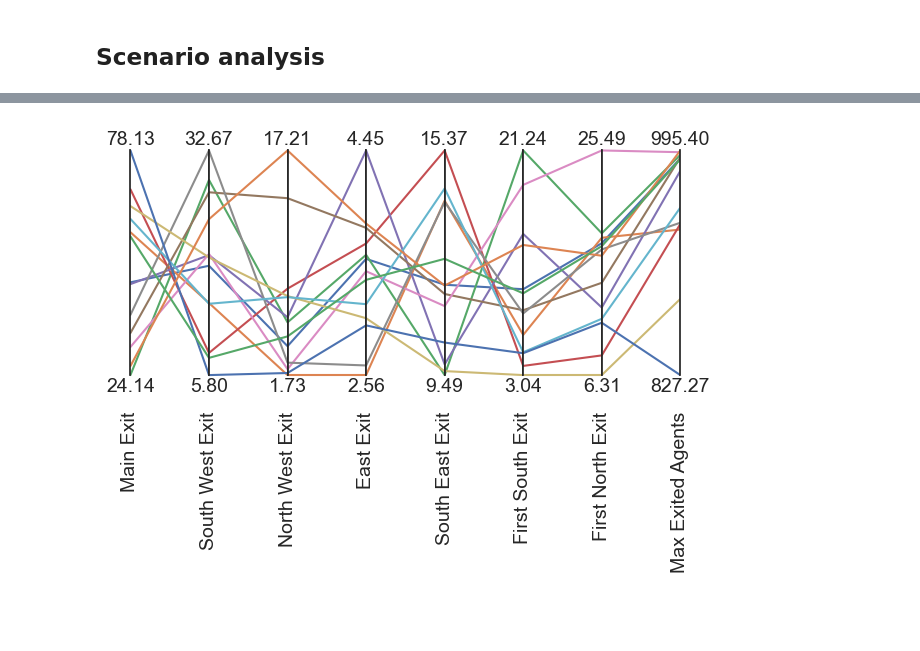
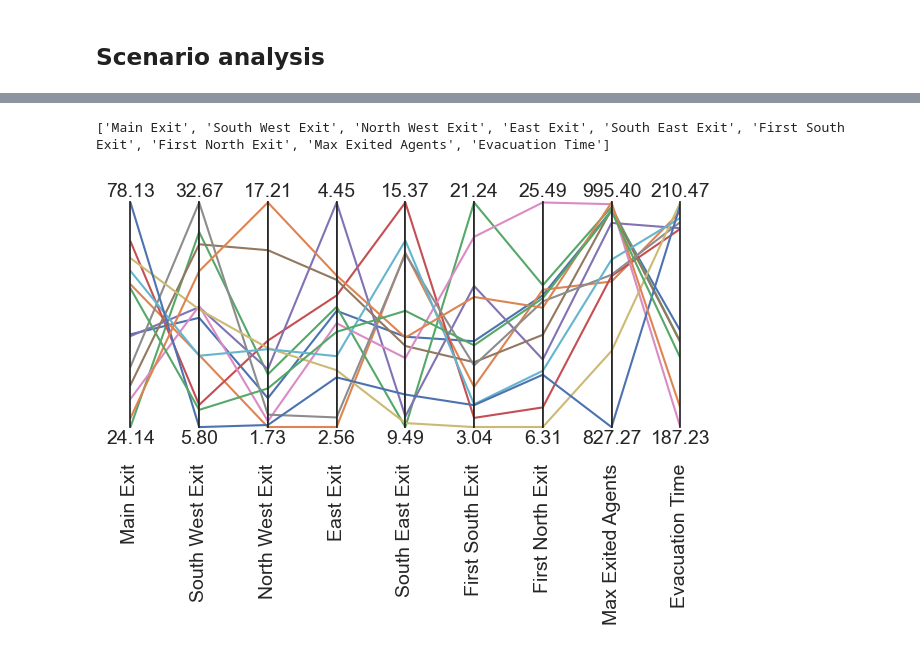
Before and after one commit to Pepijn2001/ABM_SEN1211, a Jupyter notebook: results_analysis.ipynb, the cells around one changed output, grey strips where cells are left out. Saved outputs shown, nothing was run; the diff lists cells and outputs as text; code cells hidden in the pictures; blank space fills up the shorter version.

```diff
--- a/results_analysis.ipynb
+++ b/results_analysis.ipynb
@@ -437,16 +617,17 @@ aggregated_df = final_aggregated_pivot
 # %%
-renamed_vars = ['Max Exited Agents' if var == 'Cumulative Exited Agents' else var for var in renamed_vars]
-
+renamed_vars = ['Max Exited Agents' if var == 'Cumulative Exited Agents' else var for var in renamed_vars] + ['Evacuation Time']
+print(renamed_vars)
 # Select specific columns from the reference_set to create the outcomes DataFrame
 outcomes = aggregated_df.loc[:, renamed_vars]
 
 # Determine the limits for the parallel coordinates plot based on the selected outcomes
 limits = parcoords.get_limits(outcomes)
 
 # Create a ParallelAxes object with the determined limits
 axes = parcoords.ParallelAxes(limits)
 
 # Plot the outcomes DataFrame on the parallel coordinates axes
 axes.plot(outcomes)
 # %% [output]
+['Main Exit', 'South West Exit', 'North West Exit', 'East Exit', 'South East Exit', 'First South Exit', 'First North Exit', 'Max Exited Agents', 'Evacuation Time']
-[figure, old version]
+[figure, new version]
```
Also changed, not shown: parts of 3 cells of this notebook, 1 other file.
